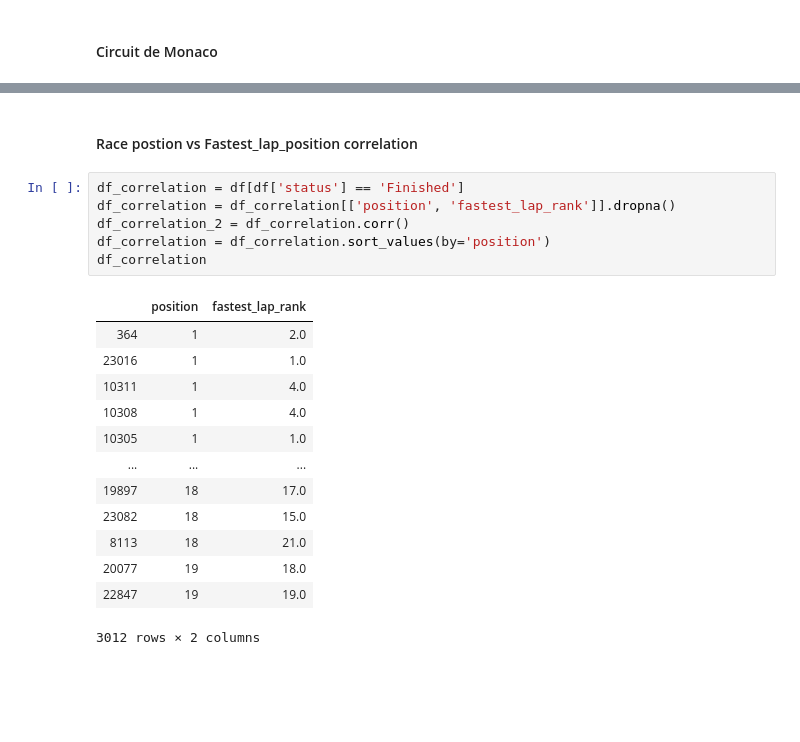
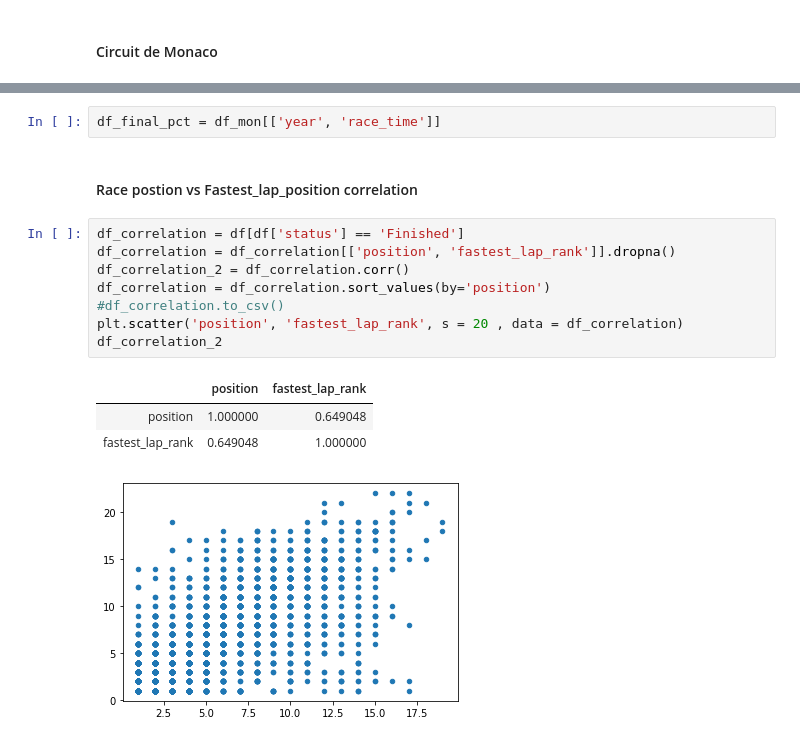
Before and after one commit to Javierhvb/Project-Week-3-Data-Thieves, a Jupyter notebook: your-project/data_analysis/F1 All time races analysis.ipynb, the cells around one changed output, grey strips where cells are left out. Saved outputs shown, nothing was run; the diff lists cells and outputs as text; blank space fills up the shorter version.

Commit message:
Final data analysis, missing the readme file and paper

```diff
--- a/your-project/data_analysis/F1 All time races analysis.ipynb
+++ b/your-project/data_analysis/F1 All time races analysis.ipynb
@@ -563,22 +513,17 @@ df_time
+# %%
+df_final_pct = df_mon[['year', 'race_time']]
 # %% [markdown]
 #### Race postion vs Fastest_lap_position correlation
 # %%
 df_correlation = df[df['status'] == 'Finished']
 df_correlation = df_correlation[['position', 'fastest_lap_rank']].dropna()
 df_correlation_2 = df_correlation.corr()
 df_correlation = df_correlation.sort_values(by='position')
-df_correlation
+#df_correlation.to_csv()
+plt.scatter('position', 'fastest_lap_rank', s = 20 , data = df_correlation)
+df_correlation_2
 # %% [output]
 |  | position | fastest_lap_rank |
-| 364 | 1 | 2.0 |
-| 23016 | 1 | 1.0 |
-| 10311 | 1 | 4.0 |
-| 10308 | 1 | 4.0 |
-| 10305 | 1 | 1.0 |
-| ... | ... | ... |
-| 19897 | 18 | 17.0 |
-| 23082 | 18 | 15.0 |
-| 8113 | 18 | 21.0 |
-| 20077 | 19 | 18.0 |
-| 22847 | 19 | 19.0 |
+| position | 1.000000 | 0.649048 |
+| fastest_lap_rank | 0.649048 | 1.000000 |
-3012 rows × 2 columns
+[figure, added]
```
Also changed, not shown: parts of 17 cells of this notebook, 6 other files.
